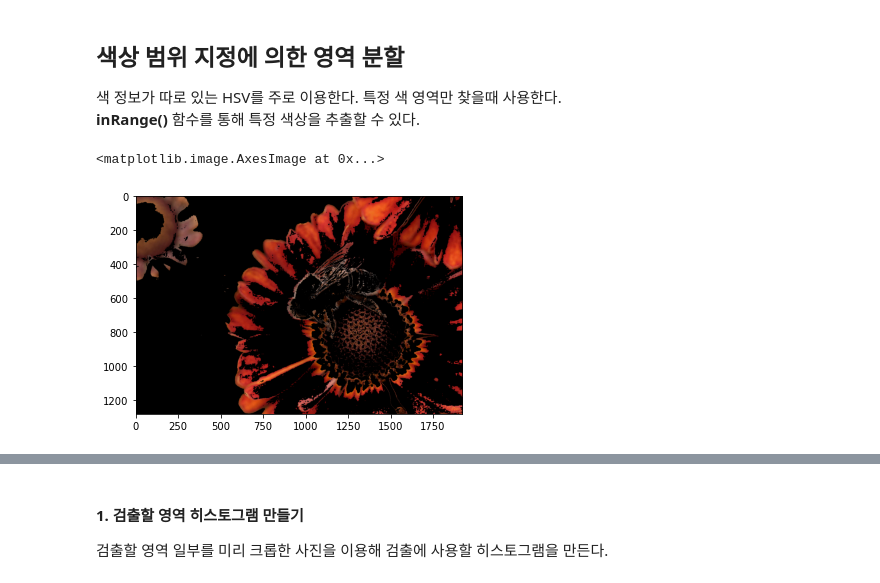
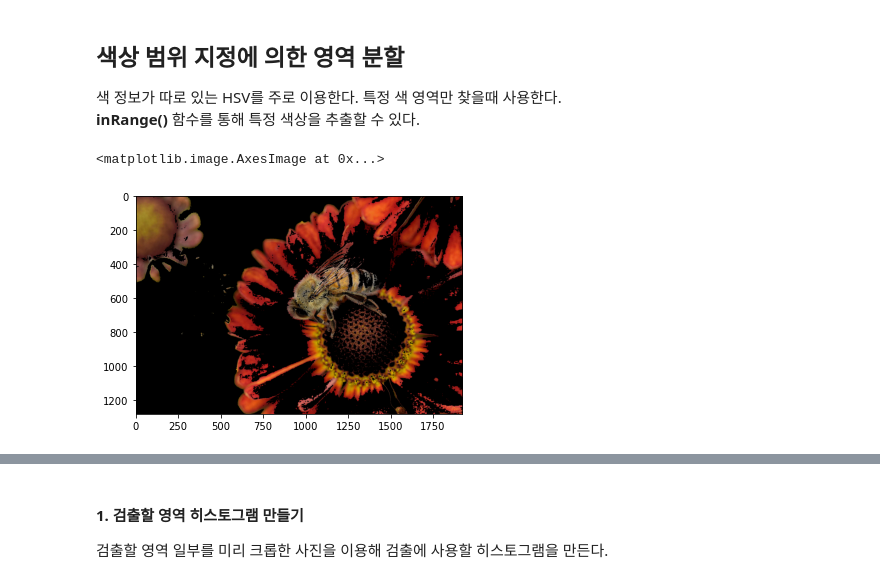
Before and after one commit to hrabit64/ERICA-2021-FALL-OPENCV-STUDY, a Jupyter notebook: color_video_processing.ipynb, the cells around one changed output, grey strips where cells are left out. Cells and saved outputs as stored; diff of their text form; code cells hidden in the pictures.

```diff
--- a/color_video_processing.ipynb
+++ b/color_video_processing.ipynb
@@ -151,10 +151,10 @@ for i in range(len(r)):
 색 정보가 따로 있는 HSV를 주로 이용한다. 특정 색 영역만 찾을때 사용한다.
 **inRange()** 함수를 통해 특정 색상을 추출할 수 있다.
 # %%
-img_mask = cv2.inRange(hsv, (0, 0, 0), (12, 255, 255)) # h 0-12, s 0-255, v 0-255
+img_mask = cv2.inRange(hsv, (0, 0, 0), (25, 255, 255)) # h 0-12, s 0-255, v 0-255
 img_result = cv2.bitwise_and(img, img, mask=img_mask) # 원본 이미지에 마스크로 적용
 img_result = cv2.cvtColor(img_result, cv2.COLOR_BGR2RGB)
 plt.imshow(img_result)
 # %% [output]
 <matplotlib.image.AxesImage at 0x...>
-[figure, old version]
+[figure, new version]
```
Also changed, not shown: parts of 4 cells of this notebook.
